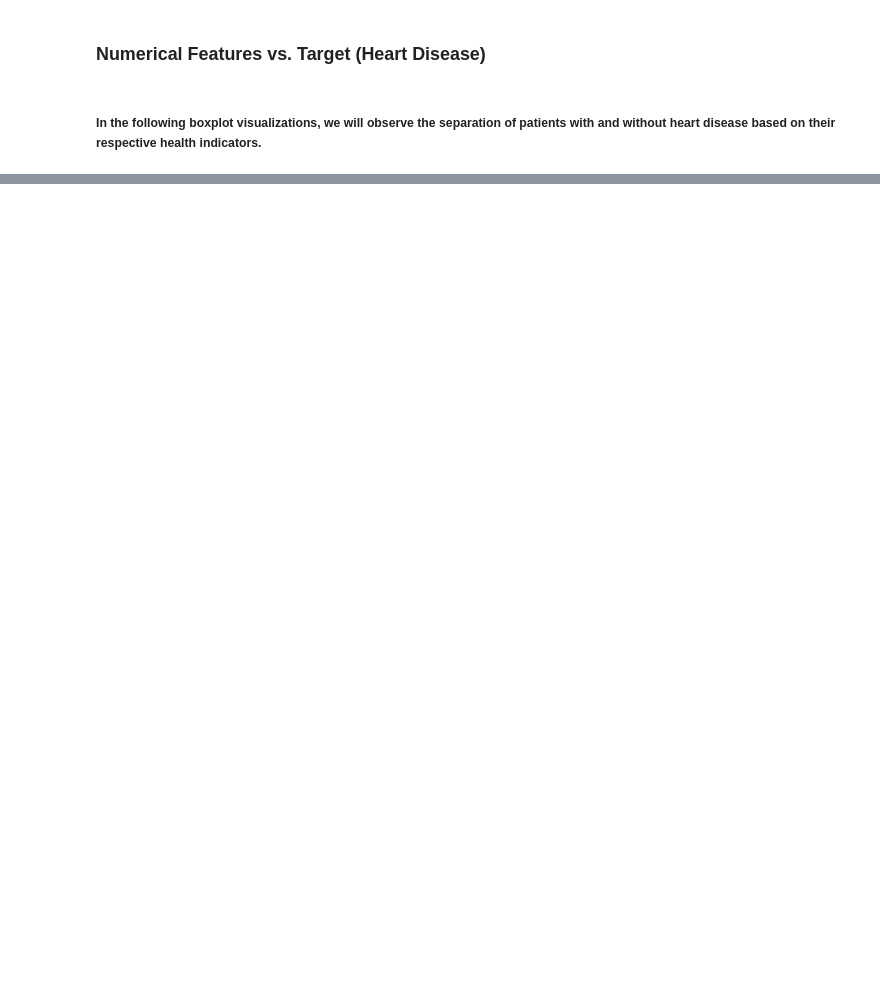
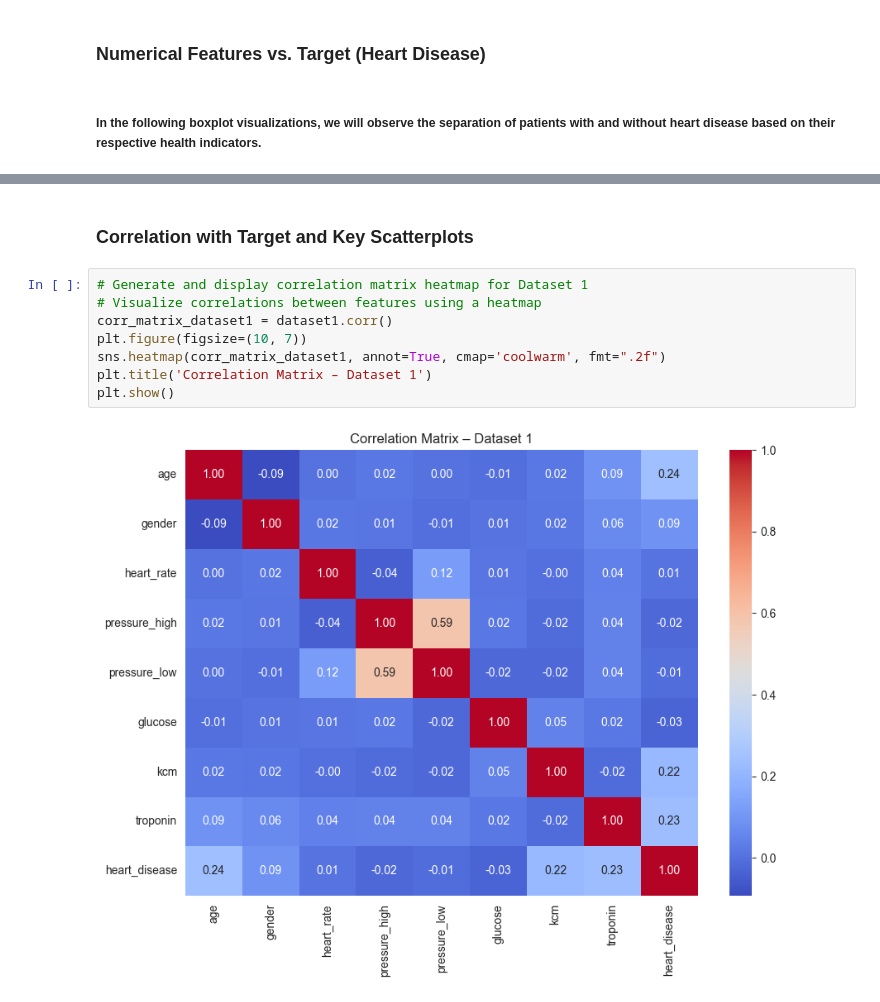
Before and after one commit to plamensve/DS_FINAL_PROJECT, a Jupyter notebook: notebooks/03_eda_dataset_1.ipynb, the cells around one changed output, grey strips where cells are left out. Drawn from its saved outputs; the diff is of its cells as text; blank space fills up the shorter version.

```diff
--- a/notebooks/03_eda_dataset_1.ipynb
+++ b/notebooks/03_eda_dataset_1.ipynb
@@ -154,0 +166,12 @@ for col in numeric_columns:
+# %% [markdown]
+### Correlation with Target and Key Scatterplots
+# %%
+# Generate and display correlation matrix heatmap for Dataset 1
+# Visualize correlations between features using a heatmap
+corr_matrix_dataset1 = dataset1.corr()
+plt.figure(figsize=(10, 7))
+sns.heatmap(corr_matrix_dataset1, annot=True, cmap='coolwarm', fmt=".2f")
+plt.title('Correlation Matrix – Dataset 1')
+plt.show()
+# %% [output]
+[figure, added]
```
Also changed, not shown: parts of 15 cells of this notebook, 5 other files.
